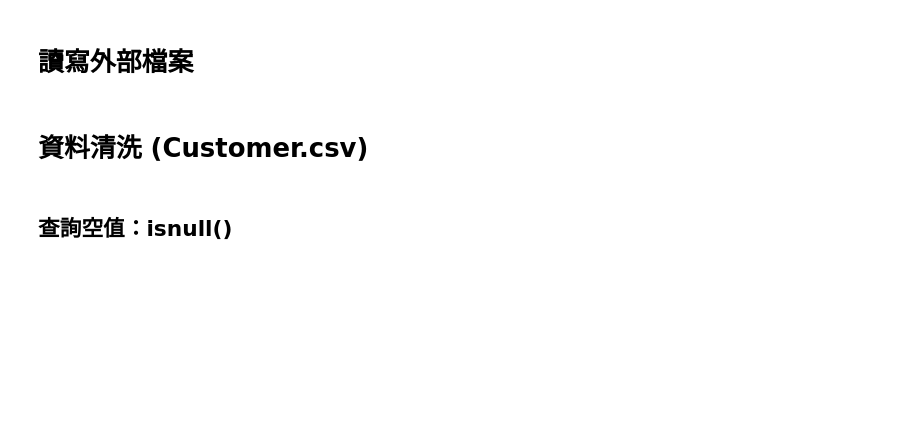
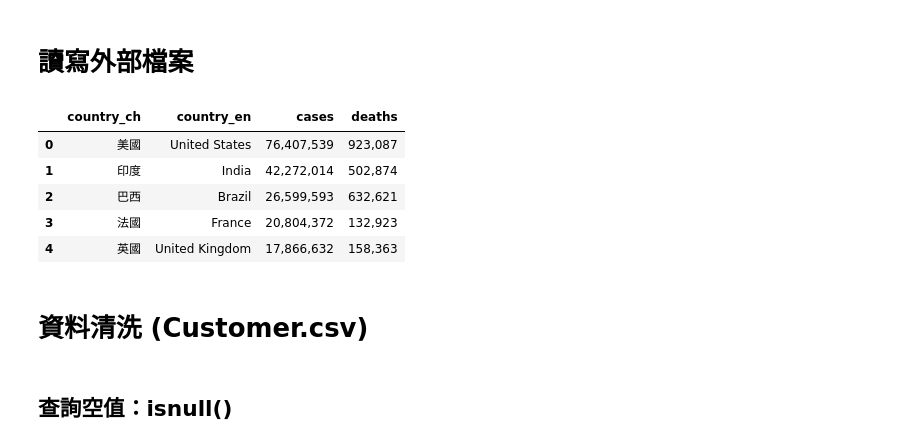
Before and after one commit to mingfujacky/Lecture-Python, a Jupyter notebook: pandas/pandas_middle.ipynb, the cells around one changed output. Drawn from its saved outputs; the diff is of its cells as text; code cells hidden in the pictures; blank space fills up the shorter version.

```diff
--- a/pandas/pandas_middle.ipynb
+++ b/pandas/pandas_middle.ipynb
@@ -352,9 +576,16 @@ df.to_csv(target_csv_path, encoding='utf-8-sig')
 # %%
 # 讀CSV檔案
 from pathlib import Path
 source_csv_path = Path.cwd() / '..' / 'files' / 'csv' / 'covid19.csv'
 df = pd.read_csv(source_csv_path)
-df
+df.head()
+# %% [output]
+|  | country_ch | country_en | cases | deaths |
+| 0 | 美國 | United States | 76,407,539 | 923,087 |
+| 1 | 印度 | India | 42,272,014 | 502,874 |
+| 2 | 巴西 | Brazil | 26,599,593 | 632,621 |
+| 3 | 法國 | France | 20,804,372 | 132,923 |
+| 4 | 英國 | United Kingdom | 17,866,632 | 158,363 |
 # %%
 # 讀JSON檔案
 from pathlib import Path
```
Also changed, not shown: parts of 54 cells of this notebook, 7 other files.
